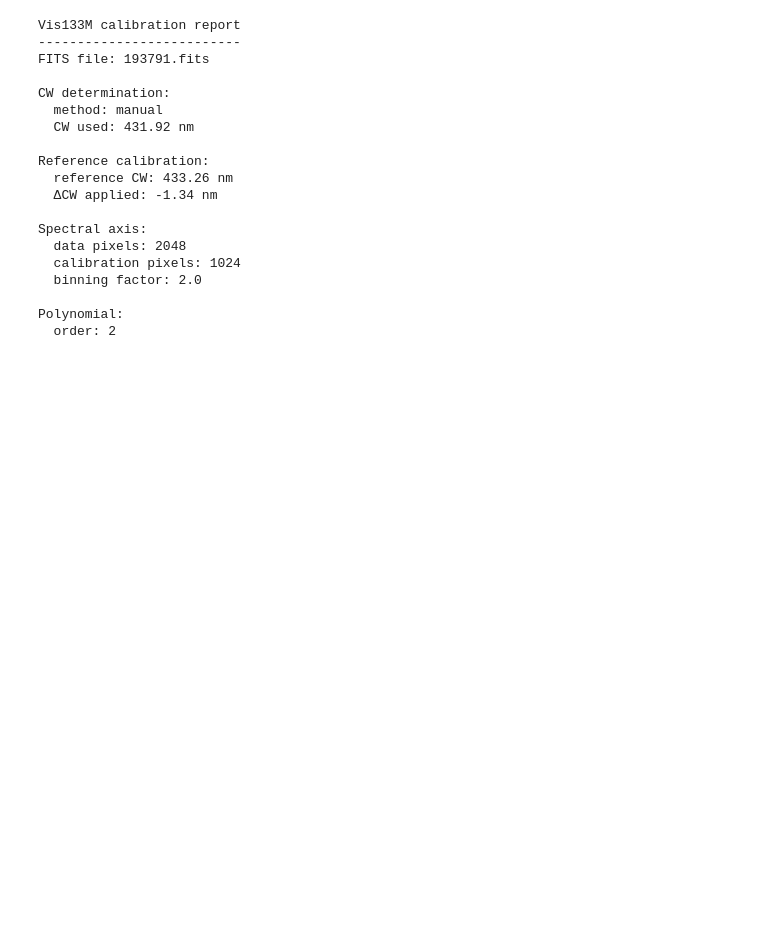
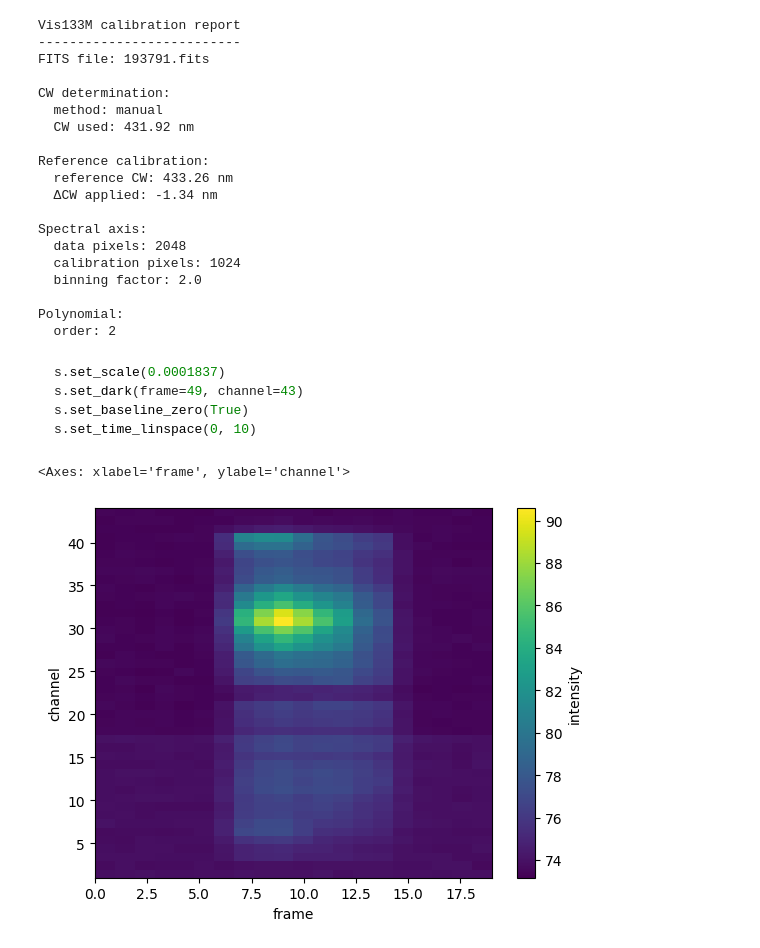
Before and after one commit to queezz/bh-molecule, a Jupyter notebook: examples/08_load_newdata.ipynb, the cells around one changed output. Saved outputs shown, nothing was run; the diff lists cells and outputs as text; code cells hidden in the pictures; blank space fills up the shorter version.

````diff
--- a/examples/08_load_newdata.ipynb
+++ b/examples/08_load_newdata.ipynb
@@ -28,3 +28,15 @@ Polynomial:
 # %%
 fig = s.plot_spectrum_plotly(10, 30)
 fig.show()
+# %% [markdown]
+```python
+s.set_scale(0.0001837)
+s.set_dark(frame=49, channel=43)
+s.set_baseline_zero(True)
+s.set_time_linspace(0, 10)
+```
+# %%
+s.plot_band_map([433,433.5])
+# %% [output]
+<Axes: xlabel='frame', ylabel='channel'>
+[figure, added]
````
Also changed, not shown: parts of 5 cells of this notebook.
